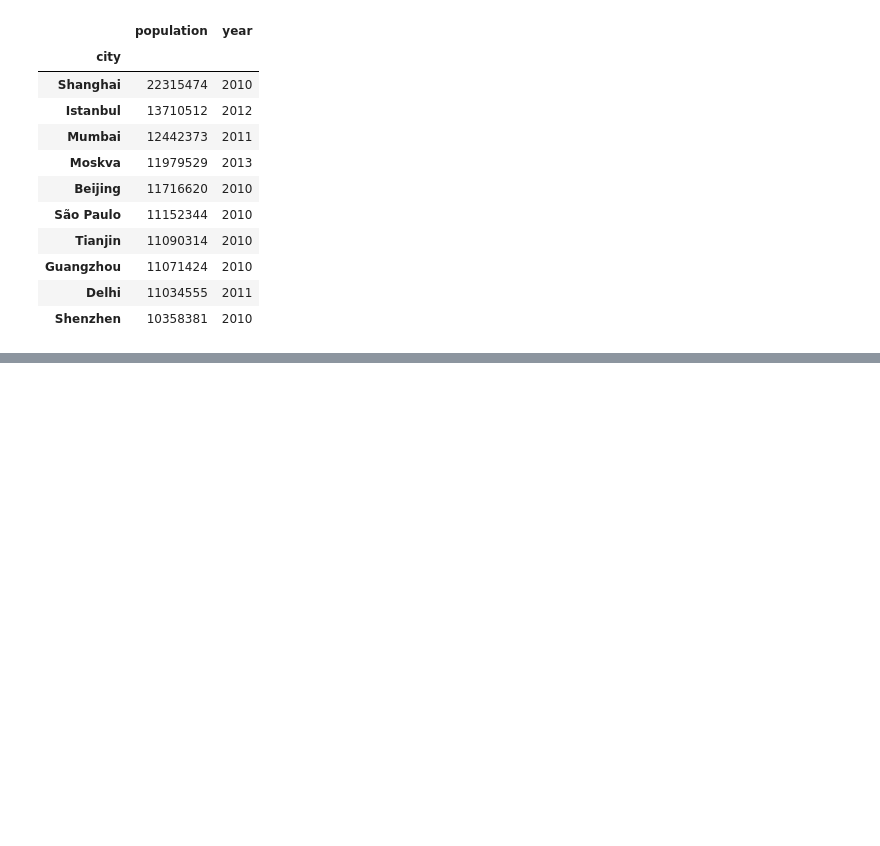
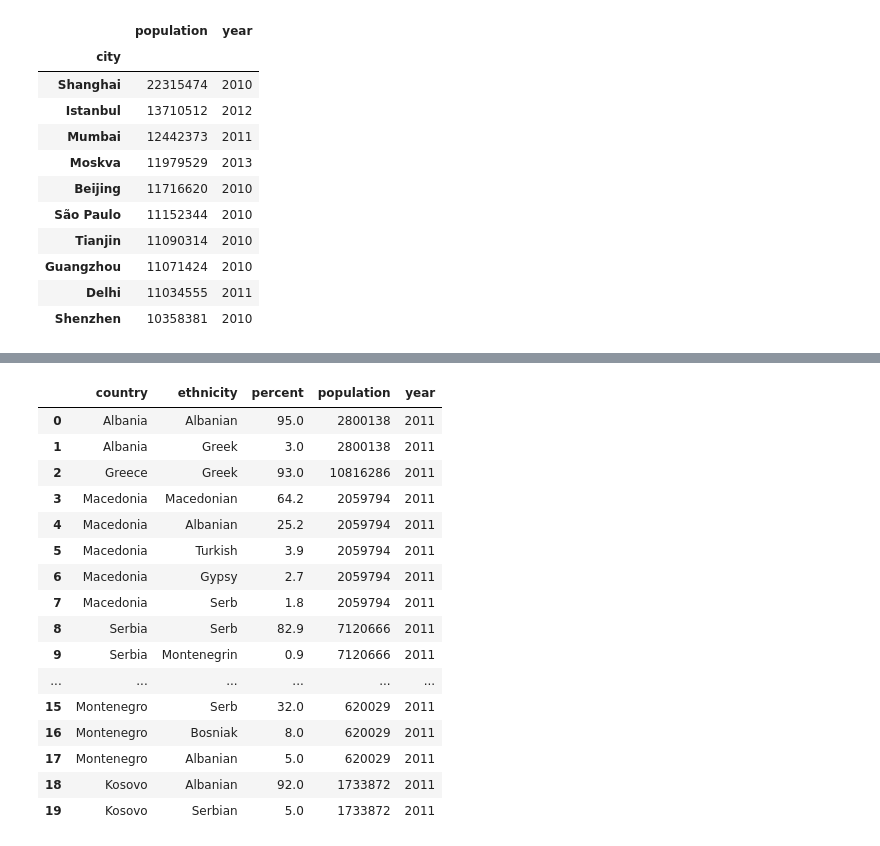
Before and after one commit to sashkabear/Springboard_DataScience, a Jupyter notebook: data_wrangling_xml/sliderule_dsi_xml_exercise.ipynb, the cells around one changed output, grey strips where cells are left out. Saved outputs shown, nothing was run; the diff lists cells and outputs as text; code cells hidden in the pictures; blank space fills up the shorter version.

```diff
--- a/data_wrangling_xml/sliderule_dsi_xml_exercise.ipynb
+++ b/data_wrangling_xml/sliderule_dsi_xml_exercise.ipynb
@@ -212,0 +269,45 @@ df2_clean.sort('population', ascending = False).set_index('city').head(10)
+# %%
+# Now pull out data on country name, ethnic group and percentage
+Country2 = []
+Ethnicity = []
+Percent =[]
+# %%
+#Iterate over each country
+for element in document.getiterator('country'):
+    country_name = element.find('name').text
+    #Iterate over each ethnicgroup entry in a given country
+    for eth in element.getiterator('ethnicgroup'):
+        #Populate Country list
+        Country2.append(country_name)
+        #Populate Percent list with percentage attribute of ethnicgroup
+        Percent.append(eth.get('percentage'))
+        #Populate Ethnicity list with text of ethnicgroup
+        Ethnicity.append(eth.text)
+# %%
+#Build a DataFrame from extracted data
+df3_b = pd.DataFrame({'country' : Country2, 'ethnicity' : Ethnicity, 'percent' : Percent})
+# %%
+#Convert percent columns to float
+df3_b.percent = [float(i) for i in df3_b.percent]
+# %%
+#Merge two data frames to fill out total country population next to ethnic percentage value
+comb = df3_b.merge(df3_clean, how = 'inner')
+comb.head(20)
+# %% [output]
+|  | country | ethnicity | percent | population | year |
+| 0 | Albania | Albanian | 95.0 | 2800138 | 2011 |
+| 1 | Albania | Greek | 3.0 | 2800138 | 2011 |
+| 2 | Greece | Greek | 93.0 | 10816286 | 2011 |
+| 3 | Macedonia | Macedonian | 64.2 | 2059794 | 2011 |
+| 4 | Macedonia | Albanian | 25.2 | 2059794 | 2011 |
+| 5 | Macedonia | Turkish | 3.9 | 2059794 | 2011 |
+| 6 | Macedonia | Gypsy | 2.7 | 2059794 | 2011 |
+| 7 | Macedonia | Serb | 1.8 | 2059794 | 2011 |
+| 8 | Serbia | Serb | 82.9 | 7120666 | 2011 |
+| 9 | Serbia | Montenegrin | 0.9 | 7120666 | 2011 |
+| ... | ... | ... | ... | ... | ... |
+| 15 | Montenegro | Serb | 32.0 | 620029 | 2011 |
+| 16 | Montenegro | Bosniak | 8.0 | 620029 | 2011 |
+| 17 | Montenegro | Albanian | 5.0 | 620029 | 2011 |
+| 18 | Kosovo | Albanian | 92.0 | 1733872 | 2011 |
+| 19 | Kosovo | Serbian | 5.0 | 1733872 | 2011 |
```
Also changed, not shown: parts of 9 cells of this notebook.
